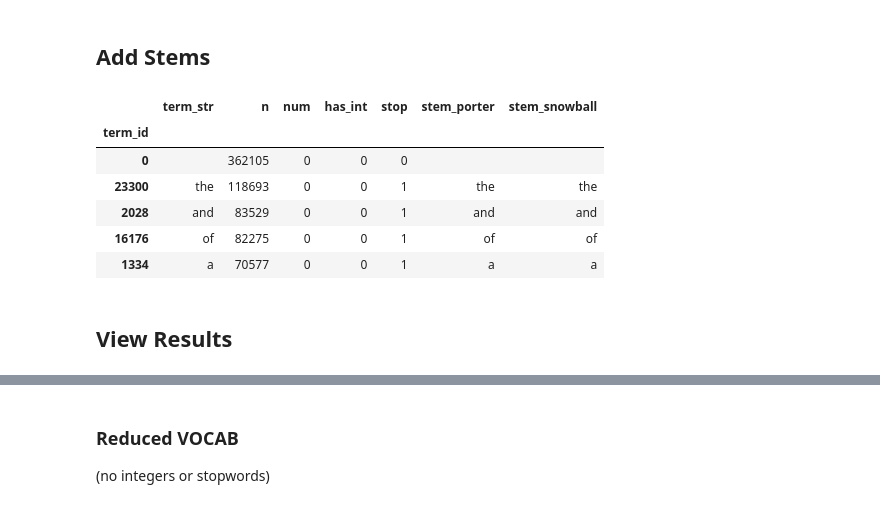
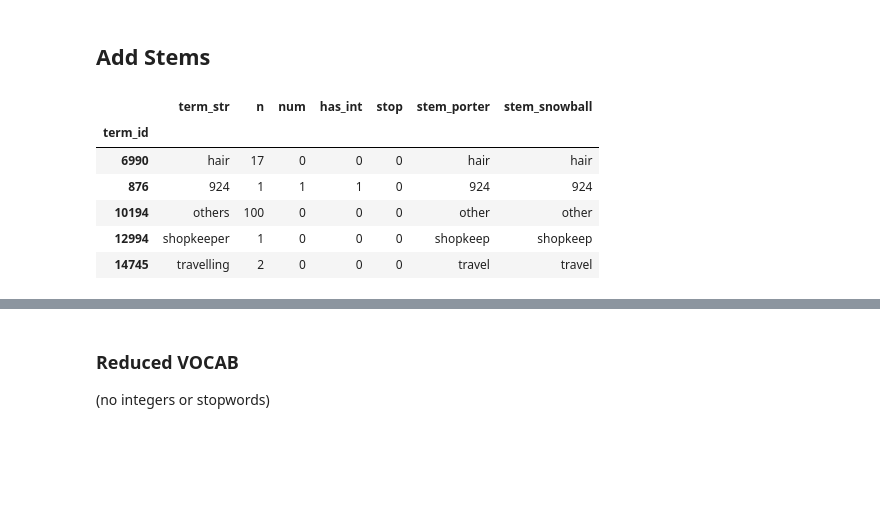
Before and after one commit to brigittehogan/Cookbook-Analytics, a Jupyter notebook: Cookbooks.ipynb, the cells around one changed output, grey strips where cells are left out. Drawn from its saved outputs; the diff is of its cells as text; code cells hidden in the pictures; blank space fills up the shorter version.

Commit message:
Updated to recipe level

```diff
--- a/Cookbooks.ipynb
+++ b/Cookbooks.ipynb
@@ -420,5 +402,5 @@ epubList_B = list( epub_list[i] for i in brigitte1 )
 # %%
-epubList_B = list(epubList_B[i] for i in [0,1,6,8,12,13,14,17,5,11] ) # futher reduced
+epubList_B = list(epubList_B[i] for i in [0,1,5,6,8,9,12,13,14,17] ) # futher reduced
 epubList_B
 # %% [output]
 ['Cookbooks/Boland1893_Invalid_pg54568.txt',
@@ -468,6 +450,9 @@ VOLUMES:   []
 ------------------------------------------------------------------------------------------------------
 
 Done.
+# %%
+DOC = DOC.sort_index(level = ['book_id', 'vol_num', 'chap_num', 'recp_num']) # prevents later PerformanceWarnings
+LIB = LIB.sort_index()
 # %%
 LIB
 # %% [output]
@@ -567,6 +569,8 @@ Number of VOCABs =    26055
+# %%
+VOCAB = VOCAB.loc[VOCAB['term_str'].str.isalnum()]
 # %% [markdown]
 ### Add Markers for Integers
 # %%
 VOCAB['has_int'] = 0
 # %%
-VOCAB.has_int[VOCAB['term_str'].str.contains('[0-9]')] = 1 # need to fix warning
+VOCAB.loc[VOCAB['term_str'].str.contains('[0-9]+'), 'has_int'] = 1
@@ -625,14 +611,12 @@ VOCAB['stem_snowball'] = VOCAB.term_str.apply(stemmer2.stem)
 # %%
 VOCAB = VOCAB.sort_values(by=['n'], ascending=False)
 # %%
-VOCAB.head(5)
+VOCAB.sample(5)
 # %% [output]
 |  | term_str | n | num | has_int | stop | stem_porter | stem_snowball |
 | term_id |  |  |  |  |  |  |  |
-| 0 |  | 362105 | 0 | 0 | 0 |  |  |
-| 23300 | the | 118693 | 0 | 0 | 1 | the | the |
-| 2028 | and | 83529 | 0 | 0 | 1 | and | and |
-| 16176 | of | 82275 | 0 | 0 | 1 | of | of |
-| 1334 | a | 70577 | 0 | 0 | 1 | a | a |
+| 6990 | hair | 17 | 0 | 0 | 0 | hair | hair |
+| 876 | 924 | 1 | 1 | 1 | 0 | 924 | 924 |
+| 10194 | others | 100 | 0 | 0 | 0 | other | other |
+| 12994 | shopkeeper | 1 | 0 | 0 | 0 | shopkeep | shopkeep |
+| 14745 | travelling | 2 | 0 | 0 | 0 | travel | travel |
-# %% [markdown]
-## View Results
```
Also changed, not shown: parts of 59 cells of this notebook.
